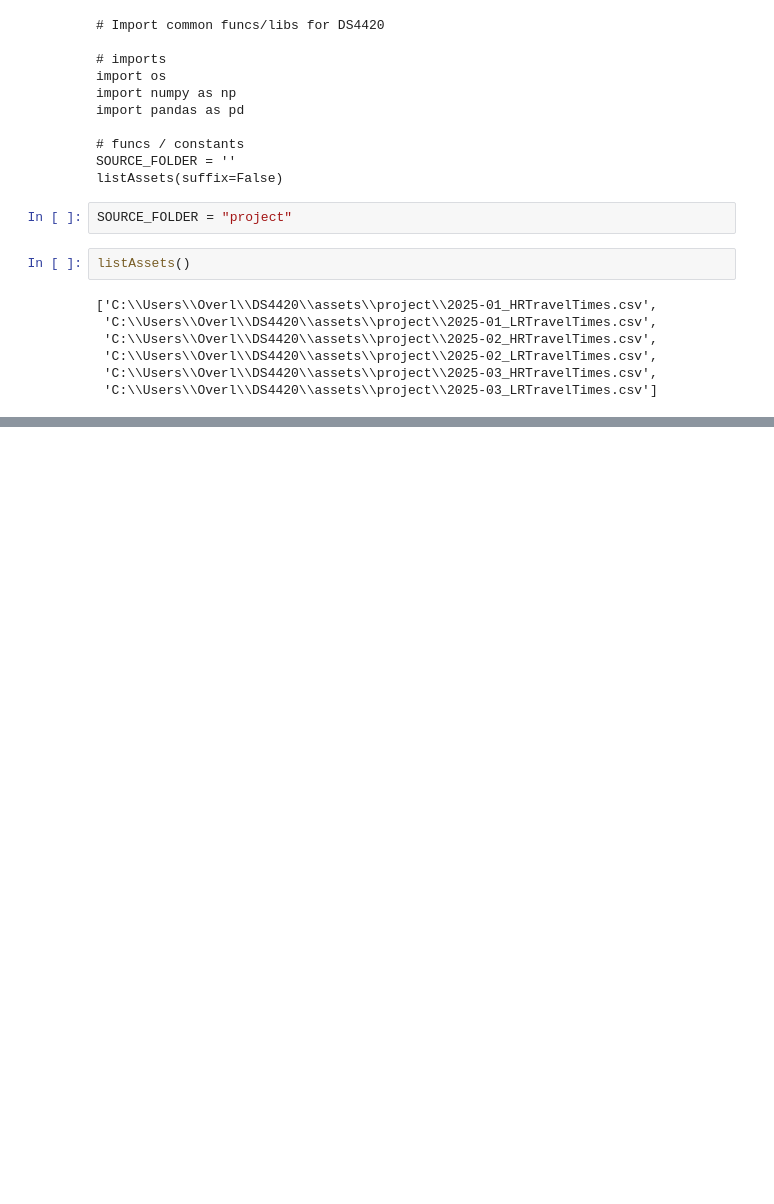
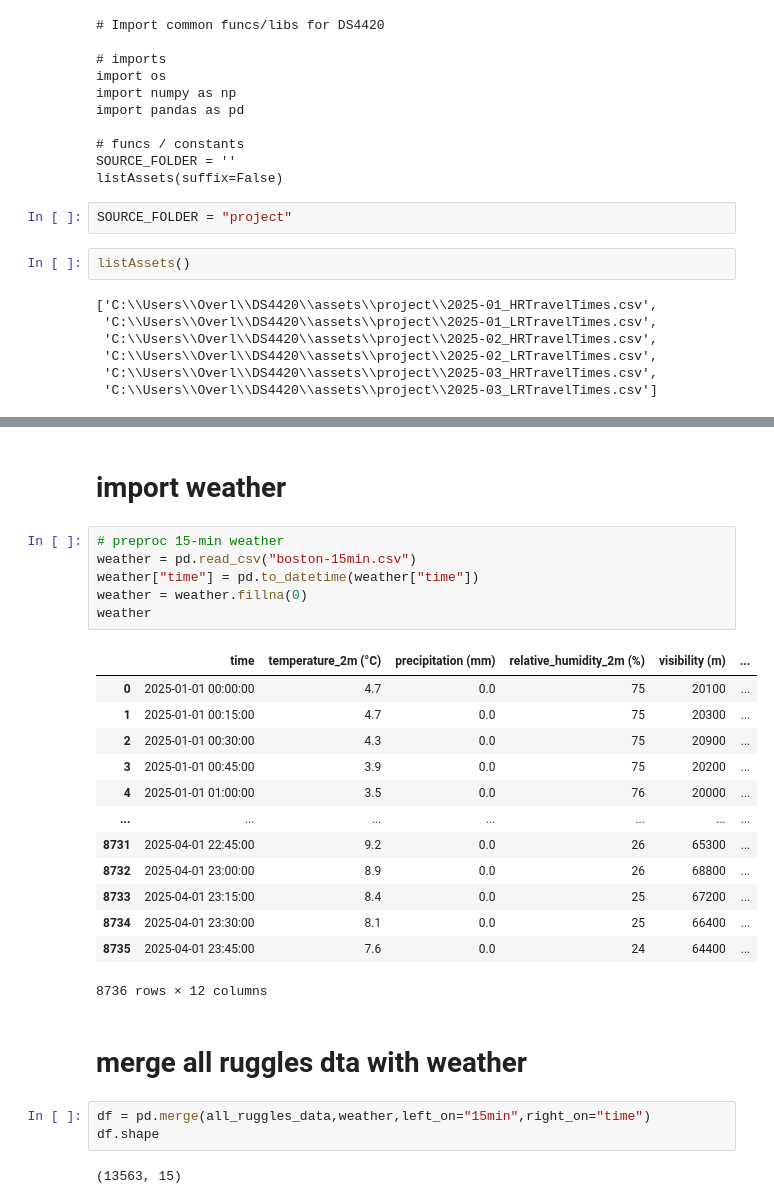
Before and after one commit to justing0909/DS4420_transit_delay_prediction, a Jupyter notebook: Preproc.ipynb, the cells around one changed output, grey strips where cells are left out. Cells and saved outputs as stored; diff of their text form; blank space fills up the shorter version.

```diff
--- a/Preproc.ipynb
+++ b/Preproc.ipynb
@@ -97,0 +208,29 @@ pd.read_csv("ruggles2dtxg.csv")
+# %% [markdown]
+# import weather
+# %%
+# preproc 15-min weather
+weather = pd.read_csv("boston-15min.csv")
+weather["time"] = pd.to_datetime(weather["time"])
+weather = weather.fillna(0)
+weather
+# %% [output]
+|  | time | temperature_2m (°C) | precipitation (mm) | relative_humidity_2m (%) | visibility (m) | ... |
+| 0 | 2025-01-01 00:00:00 | 4.7 | 0.0 | 75 | 20100 | ... |
+| 1 | 2025-01-01 00:15:00 | 4.7 | 0.0 | 75 | 20300 | ... |
+| 2 | 2025-01-01 00:30:00 | 4.3 | 0.0 | 75 | 20900 | ... |
+| 3 | 2025-01-01 00:45:00 | 3.9 | 0.0 | 75 | 20200 | ... |
+| 4 | 2025-01-01 01:00:00 | 3.5 | 0.0 | 76 | 20000 | ... |
+| ... | ... | ... | ... | ... | ... | ... |
+| 8731 | 2025-04-01 22:45:00 | 9.2 | 0.0 | 26 | 65300 | ... |
+| 8732 | 2025-04-01 23:00:00 | 8.9 | 0.0 | 26 | 68800 | ... |
+| 8733 | 2025-04-01 23:15:00 | 8.4 | 0.0 | 25 | 67200 | ... |
+| 8734 | 2025-04-01 23:30:00 | 8.1 | 0.0 | 25 | 66400 | ... |
+| 8735 | 2025-04-01 23:45:00 | 7.6 | 0.0 | 24 | 64400 | ... |
+8736 rows × 12 columns
+# %% [markdown]
+# merge all ruggles dta with weather
+# %%
+df = pd.merge(all_ruggles_data,weather,left_on="15min",right_on="time")
+df.shape
+# %% [output]
+(13563, 15)
```
Also changed, not shown: parts of 30 cells of this notebook.
